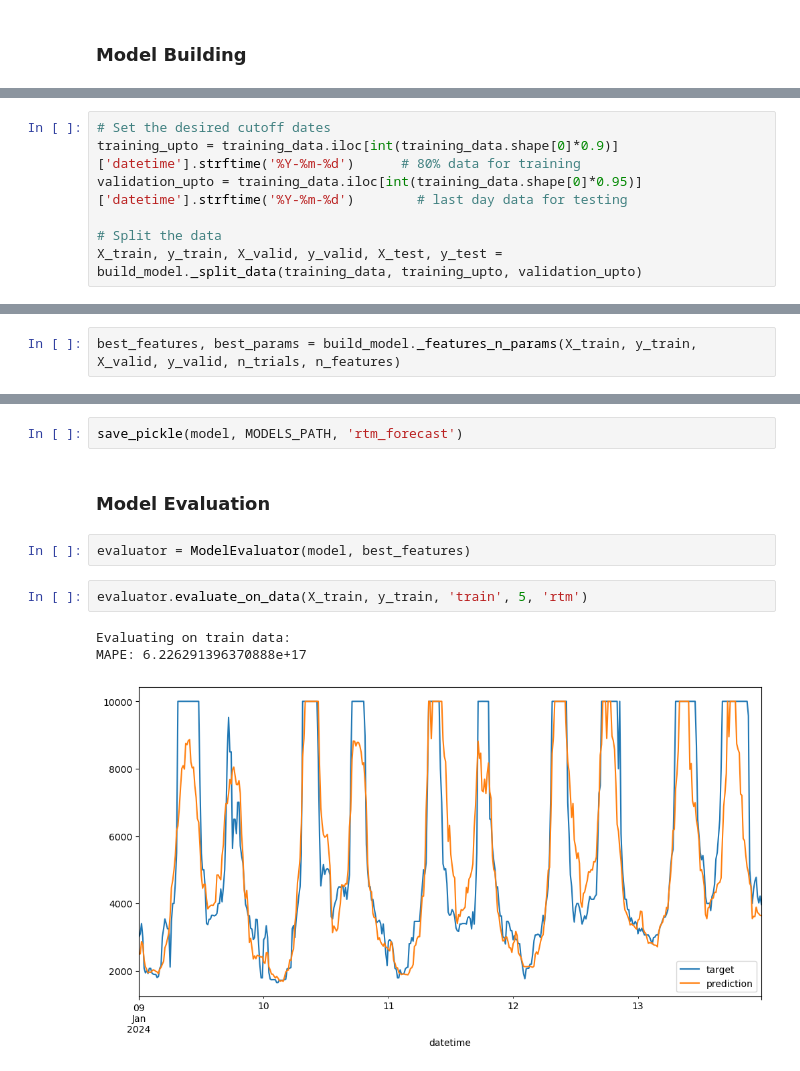
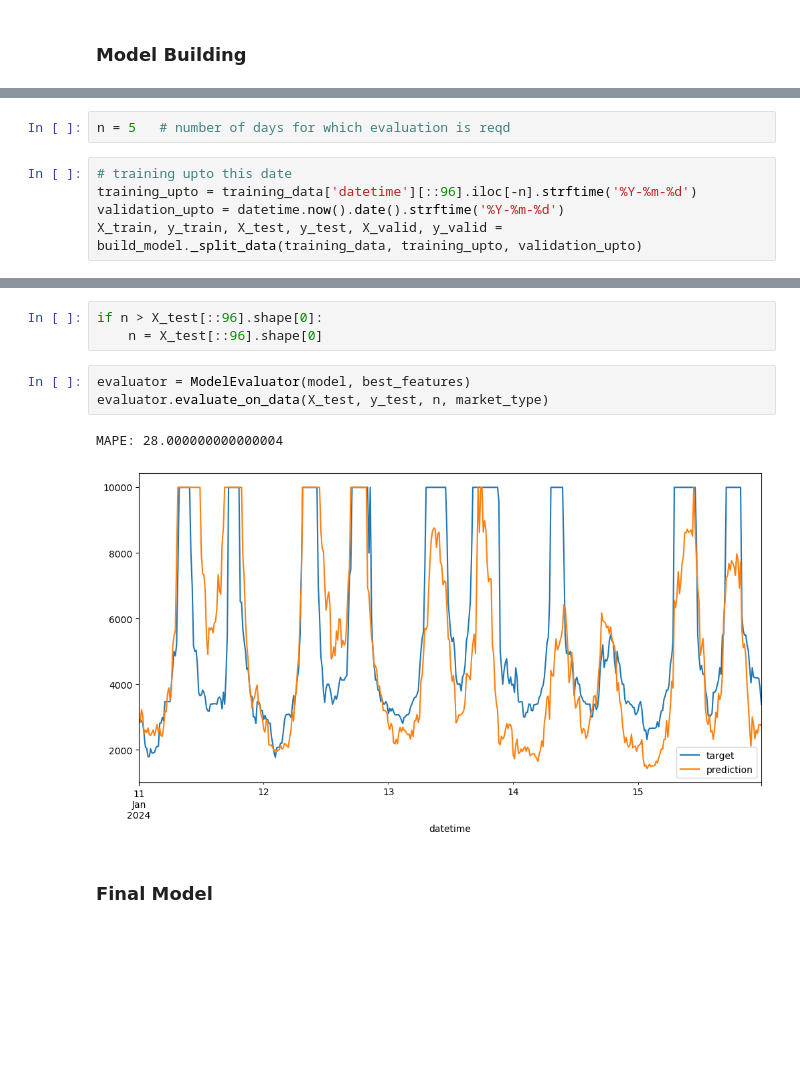
Before and after one commit to amanbhatt97/price-forecast-iex, a Jupyter notebook: notebooks/dir_train.ipynb, the cells around one changed output, grey strips where cells are left out. Saved outputs shown, nothing was run; the diff lists cells and outputs as text; blank space fills up the shorter version.

Commit message:
completed directional training script

```diff
--- a/notebooks/dir_train.ipynb
+++ b/notebooks/dir_train.ipynb
@@ -72,7 +149,7 @@ training_data = load_pickle(PROCESSED_DATA_PATH, 'rtm_training_data')
+# %%
+n = 5   # number of days for which evaluation is reqd
 # %%
-# Set the desired cutoff dates
-training_upto = training_data.iloc[int(training_data.shape[0]*0.9)]['datetime'].strftime('%Y-%m-%d')      # 80% data for training
-validation_upto = training_data.iloc[int(training_data.shape[0]*0.95)]['datetime'].strftime('%Y-%m-%d')        # last day data for testing
-
-# Split the data
-X_train, y_train, X_valid, y_valid, X_test, y_test = build_model._split_data(training_data, training_upto, validation_upto)
+# training upto this date
+training_upto = training_data['datetime'][::96].iloc[-n].strftime('%Y-%m-%d')
+validation_upto = datetime.now().date().strftime('%Y-%m-%d')
+X_train, y_train, X_test, y_test, X_valid, y_valid = build_model._split_data(training_data, training_upto, validation_upto)
@@ -83,2 +155,0 @@ n_features = 20
-# %%
-best_features, best_params = build_model._features_n_params(X_train, y_train, X_valid, y_valid, n_trials, n_features)
@@ -153,12 +166,11 @@ model = build_model._train_model(X_train, y_train, best_params, best_features, o
-# %%
-save_pickle(model, MODELS_PATH, 'rtm_forecast')
+# %%
+if n > X_test[::96].shape[0]:
+    n = X_test[::96].shape[0]
+# %%
+evaluator = ModelEvaluator(model, best_features)
+evaluator.evaluate_on_data(X_test, y_test, n, market_type)
+# %% [output]
+MAPE: 28.000000000000004
+[figure, added]
 # %% [markdown]
-### Model Evaluation
+### Final Model
-# %%
-evaluator = ModelEvaluator(model, best_features)
-# %%
-evaluator.evaluate_on_data(X_train, y_train, 'train', 5, 'rtm')
-# %% [output]
-Evaluating on train data:
-MAPE: 6.226291396370888e+17
-[figure, removed]
```
Also changed, not shown: parts of 19 cells of this notebook, 1 other file.
